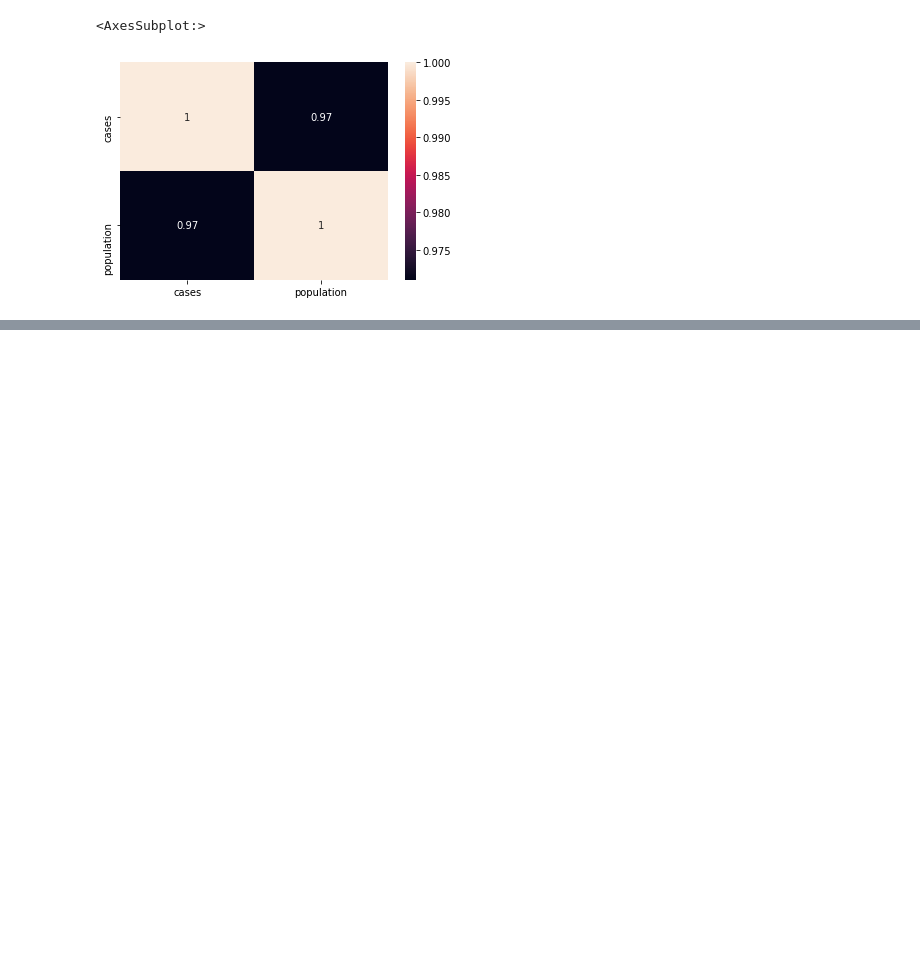
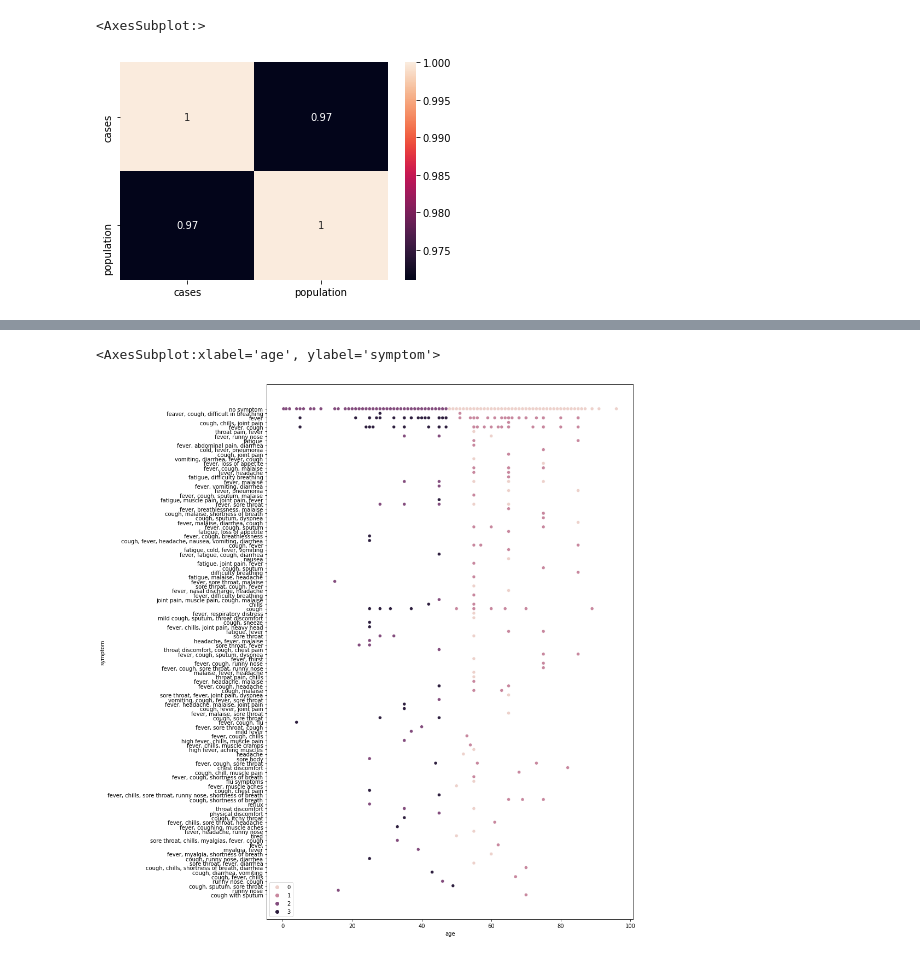
Before and after one commit to Thomasr-02/COVID-DataAnalysis, a Jupyter notebook: dataAnalysis.ipynb, the cells around one changed output, grey strips where cells are left out. Cells and saved outputs as stored; diff of their text form; code cells hidden in the pictures; blank space fills up the shorter version.

Commit message:
Add init kmeans

```diff
--- a/dataAnalysis.ipynb
+++ b/dataAnalysis.ipynb
@@ -164,3 +190,7 @@ sns.heatmap(casos_estados.corr(), annot=True)
 # %% [output]
 <AxesSubplot:>
 [figure]
+# %%
+#Agrupar por região e casos
+estudo_sintomas = pd.read_csv('datasets/CoronaDataset/COVID19_line_list_data.csv')
+estudo_sintomas.head()
@@ -166,0 +205,23 @@ sns.heatmap(casos_estados.corr(), annot=True)
+# %%
+
+df_group = estudo_sintomas[["age","symptom"]]
+df_group["symptom"]=df_group["symptom"].fillna("no symptom")
+df_group =df_group.dropna(subset=['age'])
+group_kmeans = list(set(df_group["symptom"]))
+
+le = preprocessing.LabelEncoder()
+le.fit(group_kmeans)
+df_group["symptom"]=le.transform(df_group["symptom"])
+# %%
+kmeans = KMeans(n_clusters=4).fit(df_group)
+# %%
+df_group["symptom"] = le.inverse_transform(df_group["symptom"])
+# %%
+
+
+a4_dims = (12, 18)
+fig, ax = plt.subplots(figsize=a4_dims)
+sns.scatterplot(ax=ax, data=df_group, x="age", y="symptom", hue=kmeans.labels_)
+# %% [output]
+<AxesSubplot:xlabel='age', ylabel='symptom'>
+[figure, added]
```
Also changed, not shown: parts of 9 cells of this notebook.
